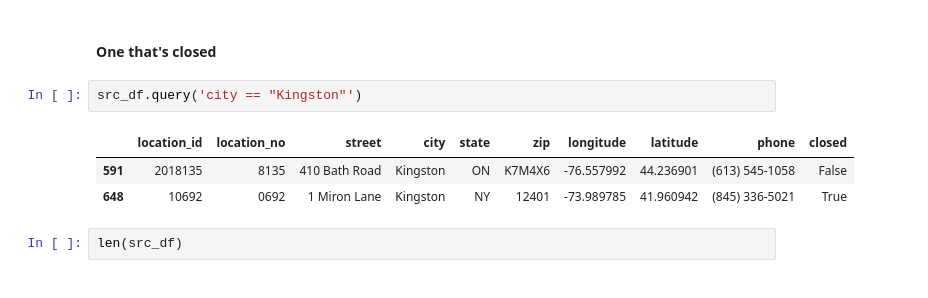
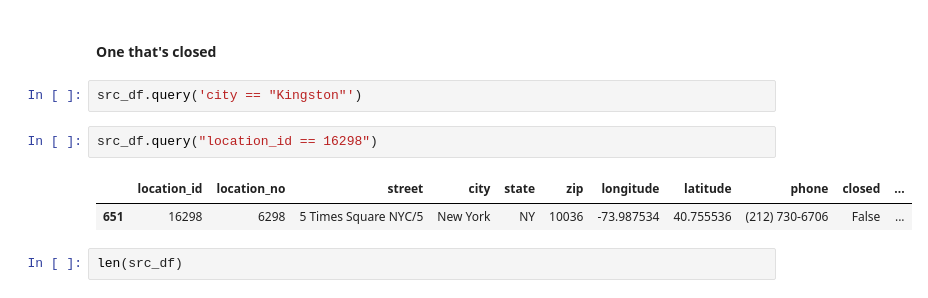
Before and after one commit to stiles/locations, a Jupyter notebook: red-lobster/get-locations.ipynb, the cells around one changed output. Cells and saved outputs as stored; diff of their text form.

```diff
--- a/red-lobster/get-locations.ipynb
+++ b/red-lobster/get-locations.ipynb
@@ -105,12 +105,13 @@ True      97
 Name: count, dtype: int64
 # %% [markdown]
 #### One that's closed
-# %%
-src_df.query('city == "Kingston"')
-# %% [output]
-|  | location_id | location_no | street | city | state | zip | longitude | latitude | phone | closed |
-| 591 | 2018135 | 8135 | 410 Bath Road | Kingston | ON | K7M4X6 | -76.557992 | 44.236901 | (613) 545-1058 | False |
-| 648 | 10692 | 0692 | 1 Miron Lane | Kingston | NY | 12401 | -73.989785 | 41.960942 | (845) 336-5021 | True |
+# %%
+src_df.query('city == "Kingston"')
+# %%
+src_df.query("location_id == 16298")
+# %% [output]
+|  | location_id | location_no | street | city | state | zip | longitude | latitude | phone | closed | ... |
+| 651 | 16298 | 6298 | 5 Times Square NYC/5 | New York | NY | 10036 | -73.987534 | 40.755536 | (212) 730-6706 | False | ... |
 # %%
 len(src_df)
 # %% [output]
```
Also changed, not shown: 39 other files.
